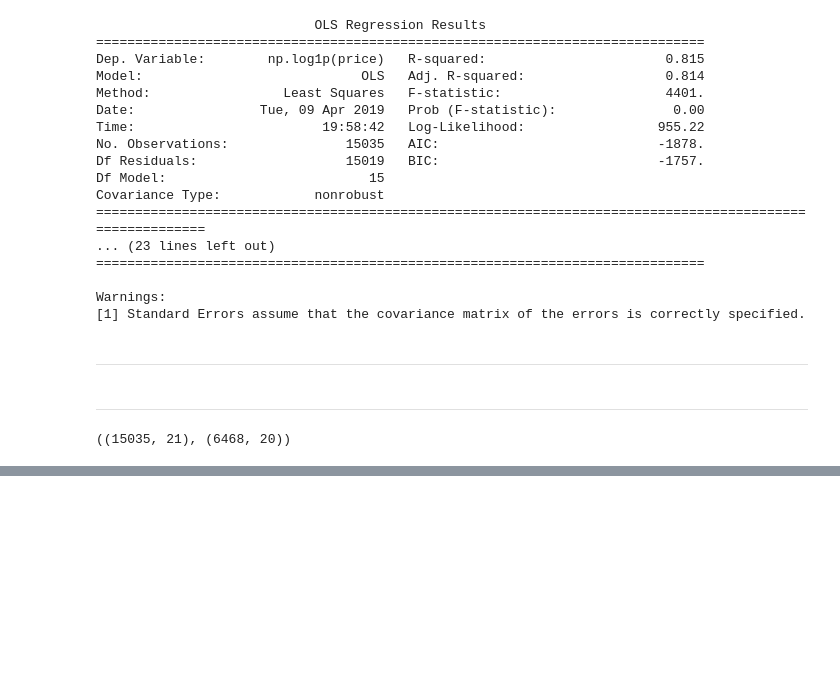
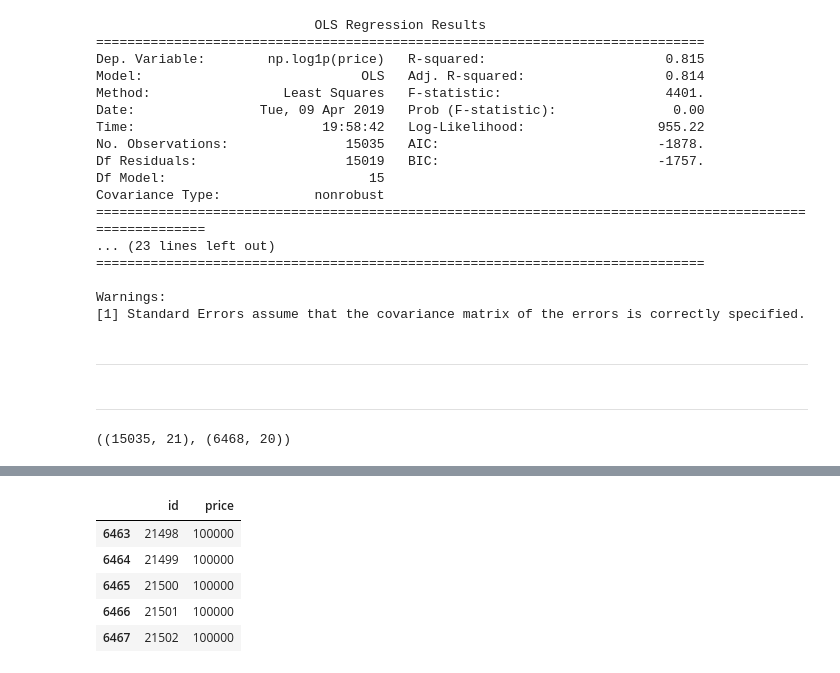
Before and after one commit to Junhojuno/everyday-kaggle, a Jupyter notebook: houseprice_prediction/code/Lets-Model-it.ipynb, the cells around one changed output, grey strips where cells are left out. Cells and saved outputs as stored; diff of their text form; code cells hidden in the pictures; blank space fills up the shorter version.

```diff
--- a/houseprice_prediction/code/Lets-Model-it.ipynb
+++ b/houseprice_prediction/code/Lets-Model-it.ipynb
@@ -448,0 +561,10 @@ predictions.shape
+# %%
+submission = pd.read_csv("../dataset/sample_submission.csv")
+submission.tail()
+# %% [output]
+|  | id | price |
+| 6463 | 21498 | 100000 |
+| 6464 | 21499 | 100000 |
+| 6465 | 21500 | 100000 |
+| 6466 | 21501 | 100000 |
+| 6467 | 21502 | 100000 |
```
Also changed, not shown: parts of 17 cells of this notebook.
